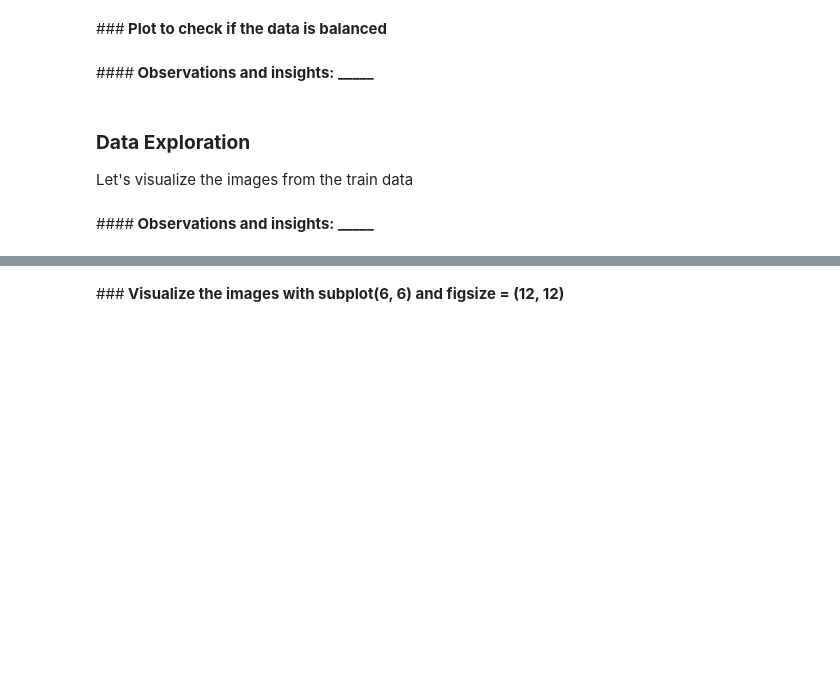
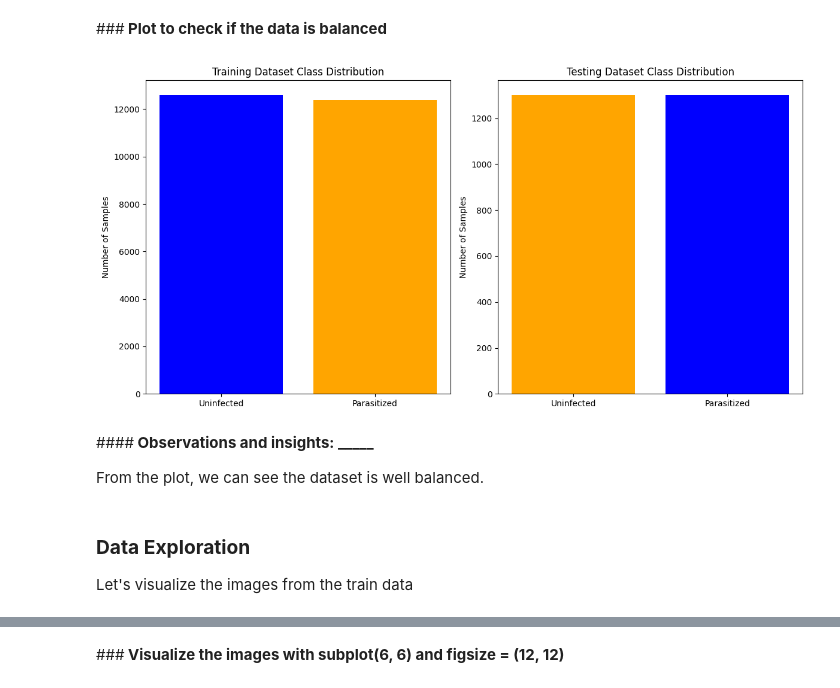
Before and after one commit to rowan-dauria/MIT-ADSP-Capstone-Project, a Jupyter notebook: Reference_Notebook_Malaria_Detection_Full_Code.ipynb, the cells around one changed output, grey strips where cells are left out. Drawn from its saved outputs; the diff is of its cells as text; code cells hidden in the pictures; blank space fills up the shorter version.

```diff
--- a/Reference_Notebook_Malaria_Detection_Full_Code.ipynb
+++ b/Reference_Notebook_Malaria_Detection_Full_Code.ipynb
@@ -41,0 +183,14 @@ Let's do the same for the training data first and then we will use the same code
+# %%
+
+# Normalize the pixel values to be between 0 and 1
+def normalize(image):
+    return image / 255.0
+# Apply normalization to the training dataset
+train_dataset_norm = train_dataset.map(lambda x, y: (normalize(x), y))
+# Apply normalization to the testing dataset
+test_dataset_norm = test_dataset.map(lambda x, y: (normalize(x), y))
+# Check the pixel value range after normalization
+sample_train_image = train_dataset_norm.take(1).get_single_element()[0]
+sample_test_image = test_dataset_norm.take(1).get_single_element()[0]
+print("\nSample train image pixel value range after normalization:", np.min(sample_train_image), '--',np.max(sample_train_image))
+print("Sample test image pixel value range after normalization:", np.min(sample_test_image), '--',np.max(sample_test_image))
@@ -47,10 +217,40 @@ Let's do the same for the training data first and then we will use the same code
 ####<b> Observations and insights: _____
 # %% [markdown]
 ###<b> Plot to check if the data is balanced
+# %%
+# Count the number of samples for each class in the training dataset
+train_labels = [label.numpy()[0] for _, label in train_dataset_norm]
+train_label_counts = Counter(train_labels)
+
+# Count the number of samples for each class in the testing dataset
+test_labels = [label.numpy()[0] for _, label in test_dataset_norm]
+test_label_counts = Counter(test_labels)
+
+# Plot the counts
+fig, ax = plt.subplots(1, 2, figsize=(12, 6))
+
+# Training dataset
+ax[0].bar(train_label_counts.keys(), train_label_counts.values(), color=['blue', 'orange'])
+ax[0].set_title("Training Dataset Class Distribution")
+ax[0].set_xticks([0, 1])
+ax[0].set_xticklabels(['Uninfected', 'Parasitized'])
+ax[0].set_ylabel("Number of Samples")
+
+# Testing dataset
+ax[1].bar(test_label_counts.keys(), test_label_counts.values(), color=['blue', 'orange'])
+ax[1].set_title("Testing Dataset Class Distribution")
+ax[1].set_xticks([0, 1])
+ax[1].set_xticklabels(['Uninfected', 'Parasitized'])
+ax[1].set_ylabel("Number of Samples")
+
+plt.tight_layout()
+plt.show()
+# %% [output]
+[figure, added]
 # %% [markdown]
 ####<b> Observations and insights: _____
+
+From the plot, we can see the dataset is well balanced.
 # %% [markdown]
 ### <b>Data Exploration</b>
 Let's visualize the images from the train data
-# %% [markdown]
-####<b> Observations and insights: _____
```
Also changed, not shown: parts of 32 cells of this notebook, 2 other files.
